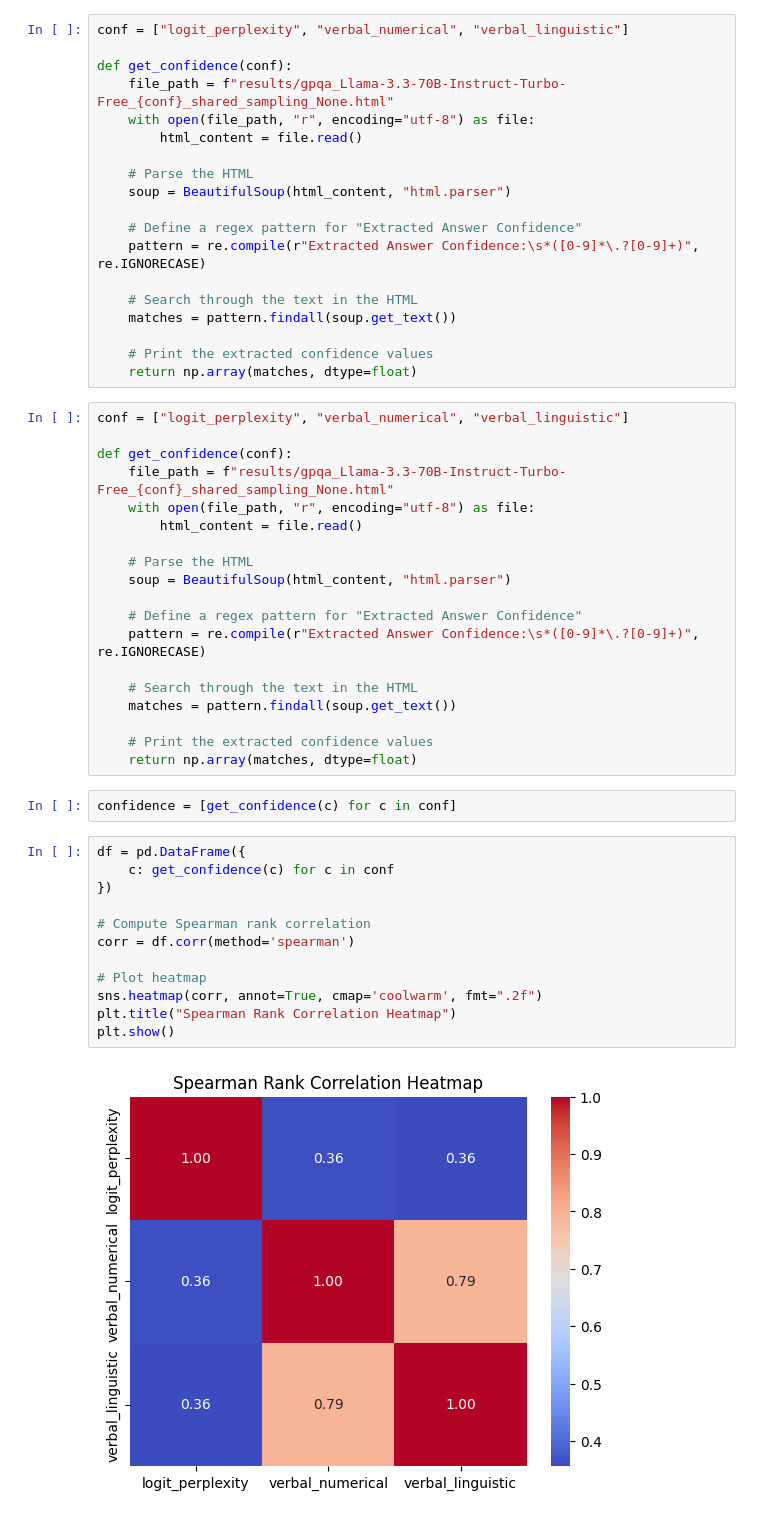
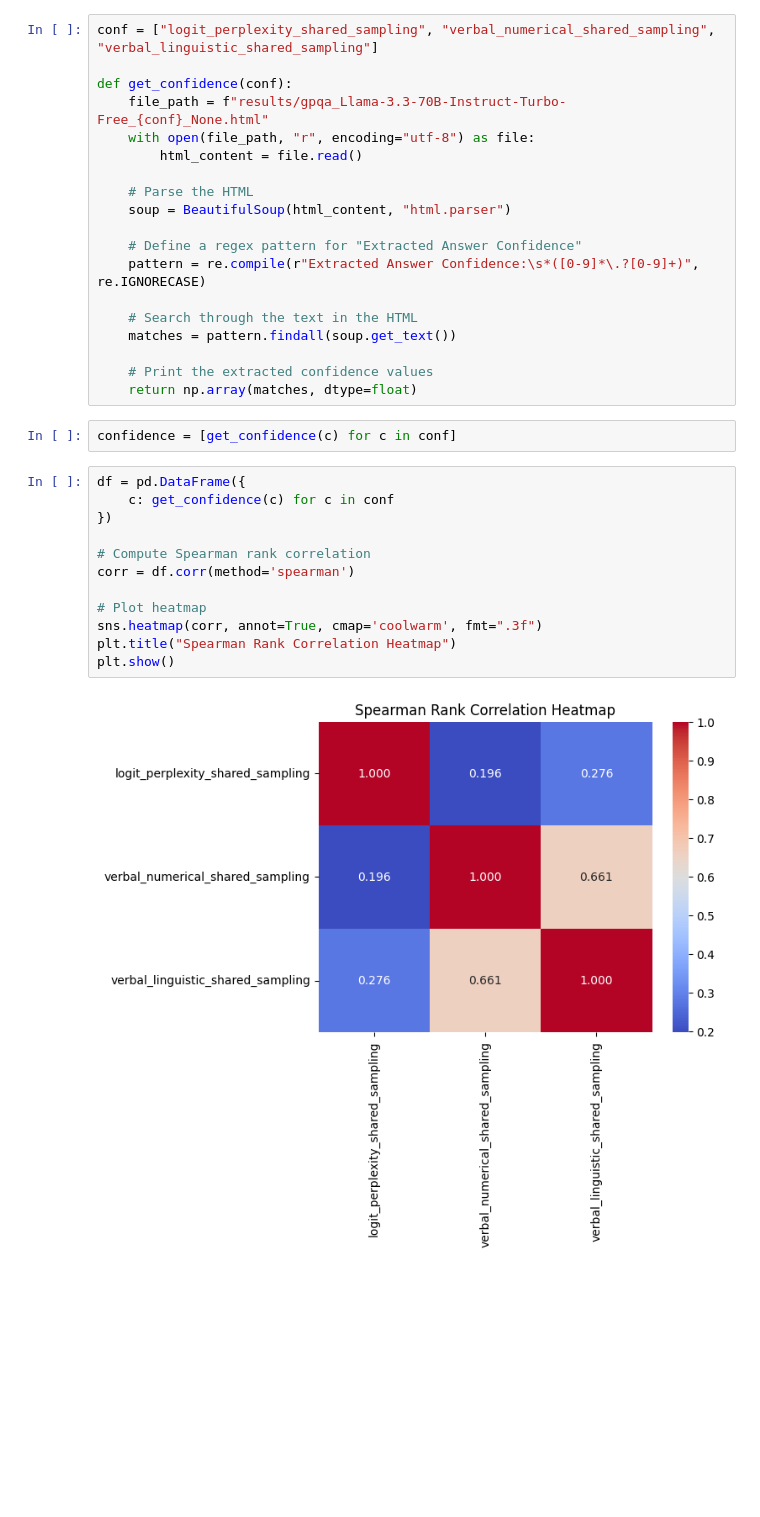
Before and after one commit to Linwei94/LLM-Calibration-Study, a Jupyter notebook: analysis.ipynb, the cells around one changed output. Saved outputs shown, nothing was run; the diff lists cells and outputs as text; blank space fills up the shorter version.

Commit message:
added shared sampling

```diff
--- a/analysis.ipynb
+++ b/analysis.ipynb
@@ -6,10 +6,10 @@ import pandas as pd
 import seaborn as sns
 import matplotlib.pyplot as plt
 # %%
-conf = ["logit_perplexity", "verbal_numerical", "verbal_linguistic"]
+conf = ["logit_perplexity_shared_sampling", "verbal_numerical_shared_sampling", "verbal_linguistic_shared_sampling"]
 
 def get_confidence(conf):
-    file_path = f"results/gpqa_Llama-3.3-70B-Instruct-Turbo-Free_{conf}_shared_sampling_None.html"
+    file_path = f"results/gpqa_Llama-3.3-70B-Instruct-Turbo-Free_{conf}_None.html"
     with open(file_path, "r", encoding="utf-8") as file:
         html_content = file.read()
 
@@ -24,38 +24,19 @@ def get_confidence(conf):
 
     # Print the extracted confidence values
     return np.array(matches, dtype=float)
-# %%
-conf = ["logit_perplexity", "verbal_numerical", "verbal_linguistic"]
-
-def get_confidence(conf):
-    file_path = f"results/gpqa_Llama-3.3-70B-Instruct-Turbo-Free_{conf}_shared_sampling_None.html"
-    with open(file_path, "r", encoding="utf-8") as file:
-        html_content = file.read()
-
-    # Parse the HTML
-    soup = BeautifulSoup(html_content, "html.parser")
-
-    # Define a regex pattern for "Extracted Answer Confidence"
-    pattern = re.compile(r"Extracted Answer Confidence:\s*([0-9]*\.?[0-9]+)", re.IGNORECASE)
-
-    # Search through the text in the HTML
-    matches = pattern.findall(soup.get_text())
-
-    # Print the extracted confidence values
-    return np.array(matches, dtype=float)
 # %%
 confidence = [get_confidence(c) for c in conf]
 # %%
 df = pd.DataFrame({
     c: get_confidence(c) for c in conf
 })
 
 # Compute Spearman rank correlation
 corr = df.corr(method='spearman')
 
 # Plot heatmap
-sns.heatmap(corr, annot=True, cmap='coolwarm', fmt=".2f")
+sns.heatmap(corr, annot=True, cmap='coolwarm', fmt=".3f")
 plt.title("Spearman Rank Correlation Heatmap")
 plt.show()
 # %% [output]
-[figure, old version]
+[figure, new version]
```
Also changed, not shown: 13 other files.
